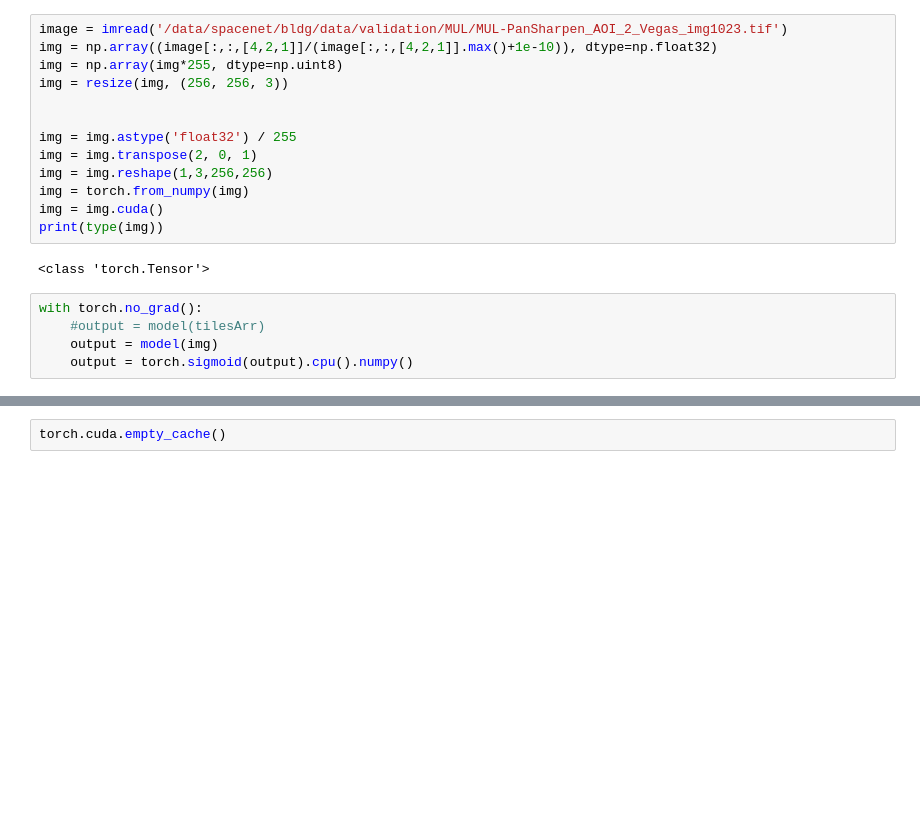
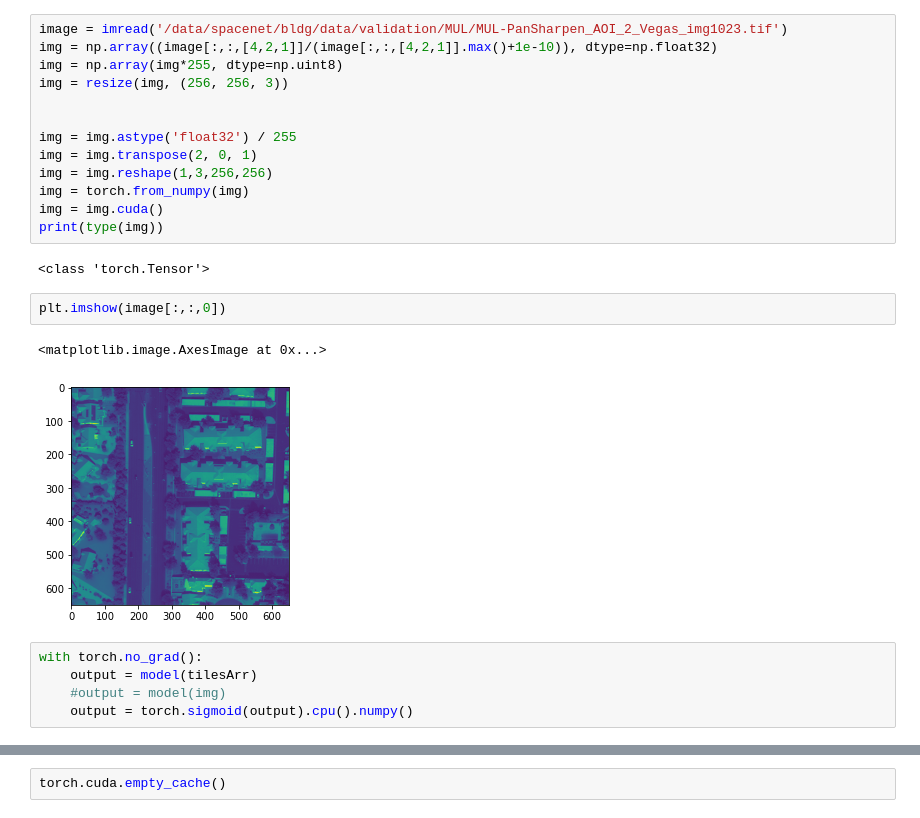
Before and after one commit to bryanjonas/pytorch-nested-unet, a Jupyter notebook: InferenceNotebook.ipynb, the cells around one changed output, grey strips where cells are left out. Saved outputs shown, nothing was run; the diff lists cells and outputs as text; blank space fills up the shorter version.

```diff
--- a/InferenceNotebook.ipynb
+++ b/InferenceNotebook.ipynb
@@ -82,10 +107,15 @@ img = img.cuda()
 print(type(img))
 # %% [output]
 <class 'torch.Tensor'>
+# %%
+plt.imshow(image[:,:,0])
+# %% [output]
+<matplotlib.image.AxesImage at 0x...>
+[figure, added]
 # %%
 with torch.no_grad():
-    #output = model(tilesArr)
-    output = model(img)
+    output = model(tilesArr)
+    #output = model(img)
     output = torch.sigmoid(output).cpu().numpy()
 # %%
 output.shape
```
Also changed, not shown: parts of 10 cells of this notebook, 2 other files.
